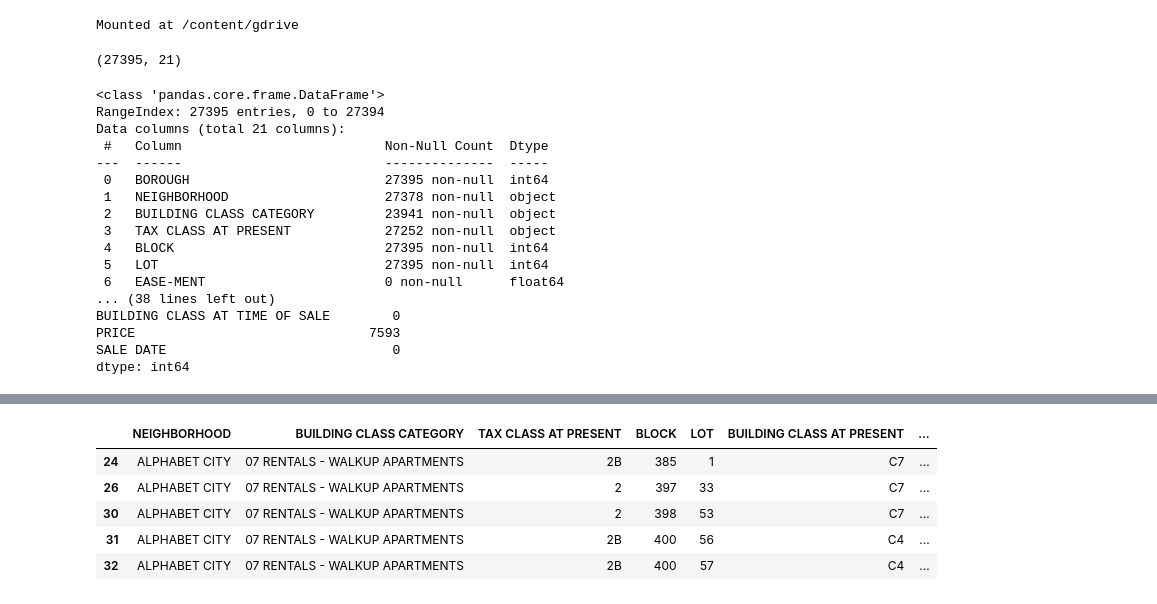
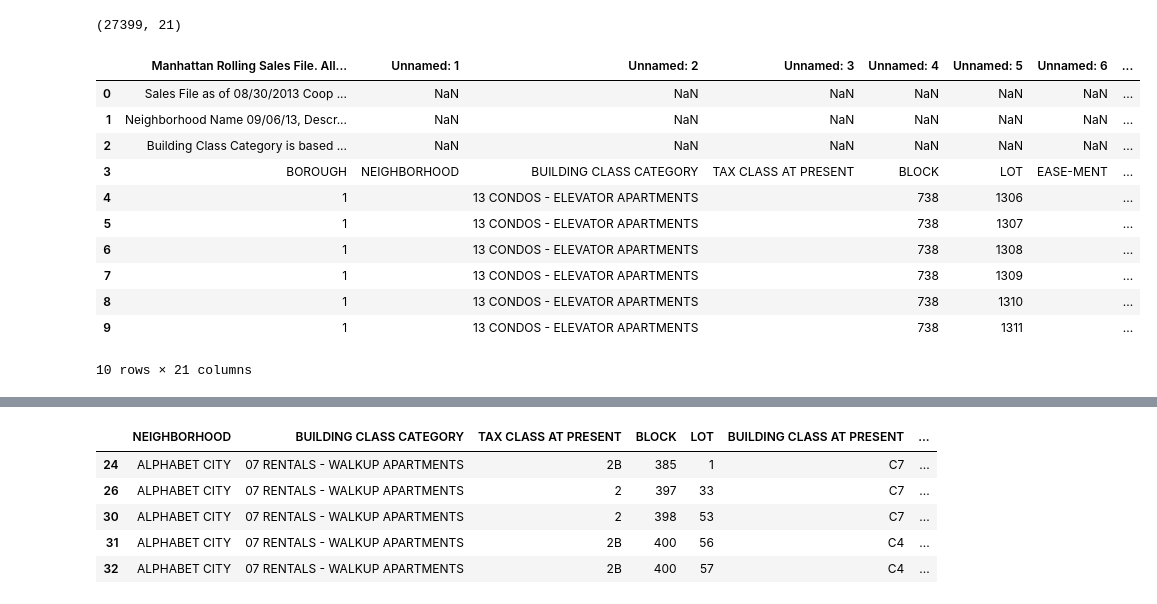
Before and after one commit to tasnmb/Manhattan-property-prices-analysis, a Jupyter notebook: big_data_cw.ipynb, the cells around one changed output, grey strips where cells are left out. Cells and saved outputs as stored; diff of their text form; code cells hidden in the pictures.

```diff
--- a/big_data_cw.ipynb
+++ b/big_data_cw.ipynb
@@ -1,8 +1,6 @@
 # %%
-from google.colab import drive
-drive.mount('/content/gdrive')
+# from google.colab import drive
+# drive.mount('/content/gdrive')
-# %% [output]
-Mounted at /content/gdrive
 # %%
 import pandas as pd
 import numpy as np
@@ -10,51 +8,26 @@ import matplotlib.pyplot as plt
 import seaborn as sns
 from sklearn.preprocessing import MinMaxScaler
 # %%
-data_url = "/content/gdrive/MyDrive/UNI/Big Data Problem/Manhattan12.csv"
-df = pd.read_csv(data_url)
+# data_url = "/content/gdrive/MyDrive/UNI/Big Data Problem/Manhattan12.csv"
+# df = pd.read_csv(data_url)
+# df.shape
+
+df = pd.read_csv('Manhattan12.csv')
 df.shape
 # %% [output]
-(27395, 21)
+(27399, 21)
-# %%
-df = df.rename(columns={"SALE\nPRICE":"PRICE", "APART\nMENT\nNUMBER":"APARTMENT NUMBER"}) #rename columns
-df["ZIP CODE"] = df["ZIP CODE"].astype(str)
-df['YEAR BUILT'] = pd.to_datetime(df['YEAR BUILT'])
-df['YEAR BUILT'] = df["YEAR BUILT"].dt.year
-df.set_index('YEAR BUILT')
-#remove ,/$ in int columns
-df['PRICE'] = df['PRICE'].str.replace(',', '')
-df['PRICE'] = df['PRICE'].str.replace('$', '')
-df['PRICE'] = df["PRICE"].astype(int)
-df['LAND SQUARE FEET'] = df['LAND SQUARE FEET'].str.replace(',', '')
-df['LAND SQUARE FEET'] = df['LAND SQUARE FEET'].str.replace('$', '')
-df['LAND SQUARE FEET'] = df["LAND SQUARE FEET"].astype(int)
-df['GROSS SQUARE FEET'] = df['GROSS SQUARE FEET'].str.replace(',', '')
-df['GROSS SQUARE FEET'] = df['GROSS SQUARE FEET'].str.replace('$', '')
-df['GROSS SQUARE FEET'] = df["GROSS SQUARE FEET"].astype(int)
-df['SALE DATE'] = pd.to_datetime(df['SALE DATE']) #convert to datetime
-#replace all 0s
-df.replace(0, np.nan, inplace=True)
-df.replace("0", np.nan, inplace=True)
-df.info() #show info
-print("\n\nTotal NaN at each column in DataFrame : \n\n", df.isnull().sum()) #summarise null values
-df = df.drop(columns=['BOROUGH', 'EASE-MENT', 'APARTMENT NUMBER']) #drop columns
-df.drop_duplicates(keep=False, inplace=True) #drop dups
-df=df.dropna() #drop nas
-# %% [output]
-<class 'pandas.core.frame.DataFrame'>
-RangeIndex: 27395 entries, 0 to 27394
-Data columns (total 21 columns):
- #   Column                          Non-Null Count  Dtype
----  ------                          --------------  -----
- 0   BOROUGH                         27395 non-null  int64
- 1   NEIGHBORHOOD                    27378 non-null  object
- 2   BUILDING CLASS CATEGORY         23941 non-null  object
- 3   TAX CLASS AT PRESENT            27252 non-null  object
- 4   BLOCK                           27395 non-null  int64
- 5   LOT                             27395 non-null  int64
- 6   EASE-MENT                       0 non-null      float64
-... (38 lines left out)
-BUILDING CLASS AT TIME OF SALE        0
-PRICE                              7593
-SALE DATE                             0
-dtype: int64
+# %%
+df.head(10)
+# %% [output]
+|  | Manhattan Rolling Sales File. All... | Unnamed: 1 | Unnamed: 2 | Unnamed: 3 | Unnamed: 4 | Unnamed: 5 | Unnamed: 6 | ... |
+| 0 | Sales File as of 08/30/2013 Coop ... | NaN | NaN | NaN | NaN | NaN | NaN | ... |
+| 1 | Neighborhood Name 09/06/13, Descr... | NaN | NaN | NaN | NaN | NaN | NaN | ... |
+| 2 | Building Class Category is based ... | NaN | NaN | NaN | NaN | NaN | NaN | ... |
+| 3 | BOROUGH | NEIGHBORHOOD | BUILDING CLASS CATEGORY | TAX CLASS AT PRESENT | BLOCK | LOT | EASE-MENT | ... |
+| 4 | 1 |  | 13 CONDOS - ELEVATOR APARTMENTS |  | 738 | 1306 |  | ... |
+| 5 | 1 |  | 13 CONDOS - ELEVATOR APARTMENTS |  | 738 | 1307 |  | ... |
+| 6 | 1 |  | 13 CONDOS - ELEVATOR APARTMENTS |  | 738 | 1308 |  | ... |
+| 7 | 1 |  | 13 CONDOS - ELEVATOR APARTMENTS |  | 738 | 1309 |  | ... |
+| 8 | 1 |  | 13 CONDOS - ELEVATOR APARTMENTS |  | 738 | 1310 |  | ... |
+| 9 | 1 |  | 13 CONDOS - ELEVATOR APARTMENTS |  | 738 | 1311 |  | ... |
+10 rows × 21 columns
```
Also changed, not shown: parts of 16 cells of this notebook.
